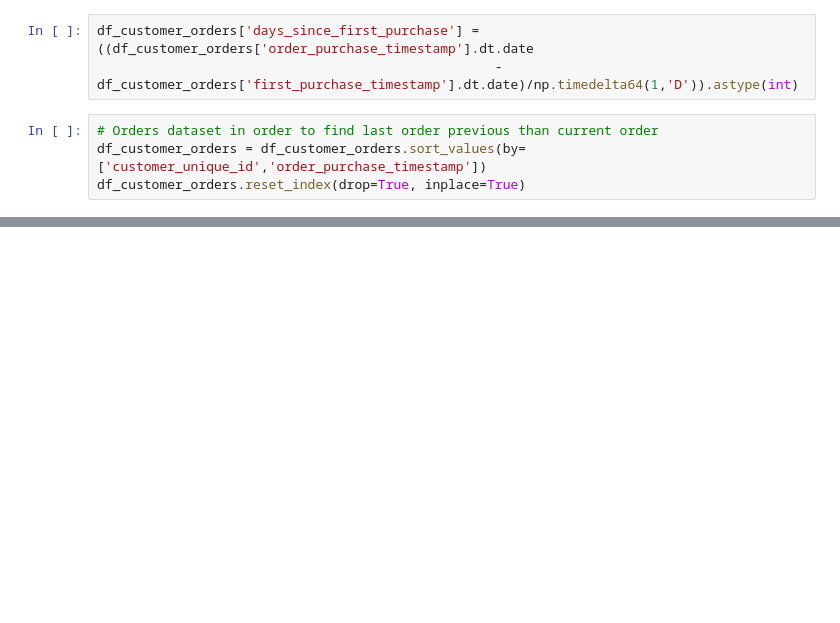
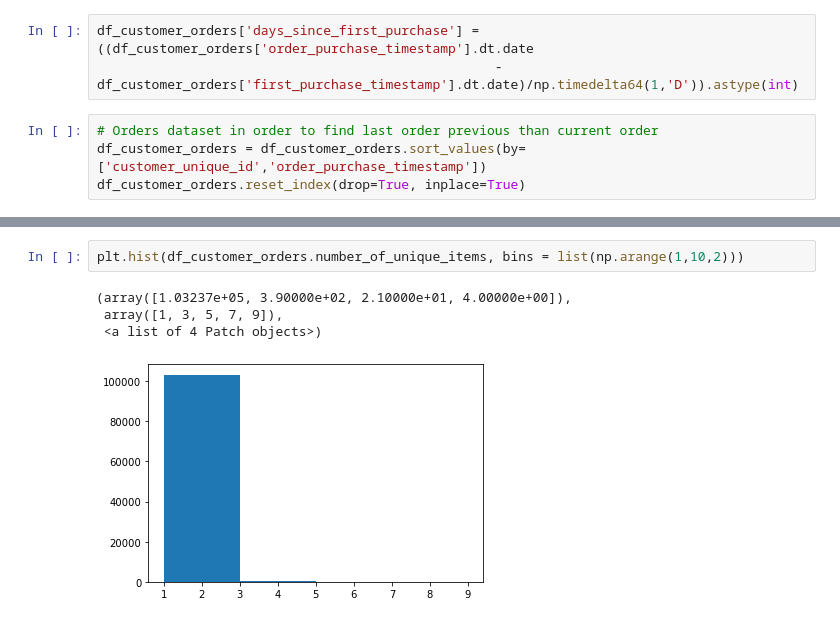
Before and after one commit to GustavoGran/ecommerce_recomender, a Jupyter notebook: exploring_braziliian_ecommerce_dataset.ipynb, the cells around one changed output, grey strips where cells are left out. Drawn from its saved outputs; the diff is of its cells as text; blank space fills up the shorter version.

```diff
--- a/exploring_braziliian_ecommerce_dataset.ipynb
+++ b/exploring_braziliian_ecommerce_dataset.ipynb
@@ -126,0 +129,7 @@ for idx in df_customer_orders[df_customer_orders['last_purchase_timestamp'].notn
+# %%
+plt.hist(df_customer_orders.number_of_unique_items, bins = list(np.arange(1,10,2)))
+# %% [output]
+(array([1.03237e+05, 3.90000e+02, 2.10000e+01, 4.00000e+00]),
+ array([1, 3, 5, 7, 9]),
+ <a list of 4 Patch objects>)
+[figure, added]
```
Also changed, not shown: parts of 7 cells of this notebook.
